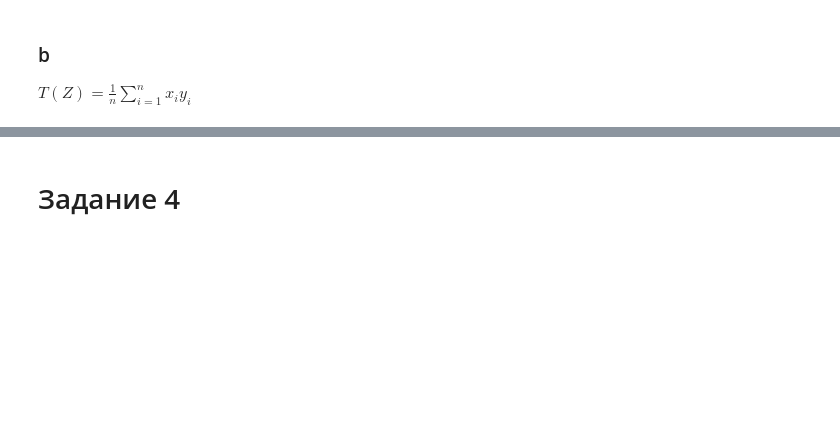
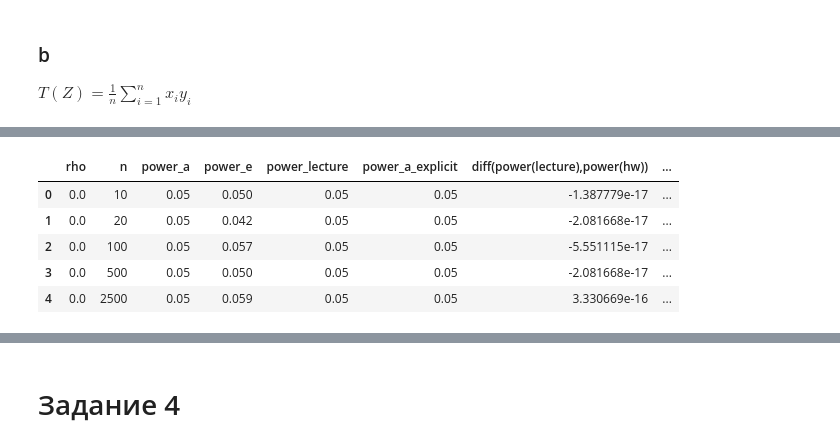
Before and after one commit to mshevelev/ml_tutorials, a Jupyter notebook: aa/mipt/lecture_1.ipynb, the cells around one changed output, grey strips where cells are left out. Saved outputs shown, nothing was run; the diff lists cells and outputs as text; code cells hidden in the pictures; blank space fills up the shorter version.

```diff
--- a/aa/mipt/lecture_1.ipynb
+++ b/aa/mipt/lecture_1.ipynb
@@ -478,3 +591,15 @@ skipping 0.02
+# %%
+df_power_b = pd.DataFrame(data, columns=["rho", "n", "power_a", "power_e", "power_lecture", "power_a_explicit"])
+df_power_b["diff(power(lecture),power(hw))"] = df_power_b["power_lecture"] - df_power_b["power_a"]
+df_power_b["diff(power(empirical),power(analytical))"] = df_power_b["power_e"] - df_power_b["power_a"]
+df_power_b.head()
+# %% [output]
+|  | rho | n | power_a | power_e | power_lecture | power_a_explicit | diff(power(lecture),power(hw)) | ... |
+| 0 | 0.0 | 10 | 0.05 | 0.050 | 0.05 | 0.05 | -1.387779e-17 | ... |
+| 1 | 0.0 | 20 | 0.05 | 0.042 | 0.05 | 0.05 | -2.081668e-17 | ... |
+| 2 | 0.0 | 100 | 0.05 | 0.057 | 0.05 | 0.05 | -5.551115e-17 | ... |
+| 3 | 0.0 | 500 | 0.05 | 0.050 | 0.05 | 0.05 | -2.081668e-17 | ... |
+| 4 | 0.0 | 2500 | 0.05 | 0.059 | 0.05 | 0.05 | 3.330669e-16 | ... |
 # %%
 %%opts NdOverlay [legend_position="right" width=600 show_grid=True]
 %%opts NdOverlay.power_of_n [logx=True logy=False]
```
Also changed, not shown: parts of 48 cells of this notebook.
